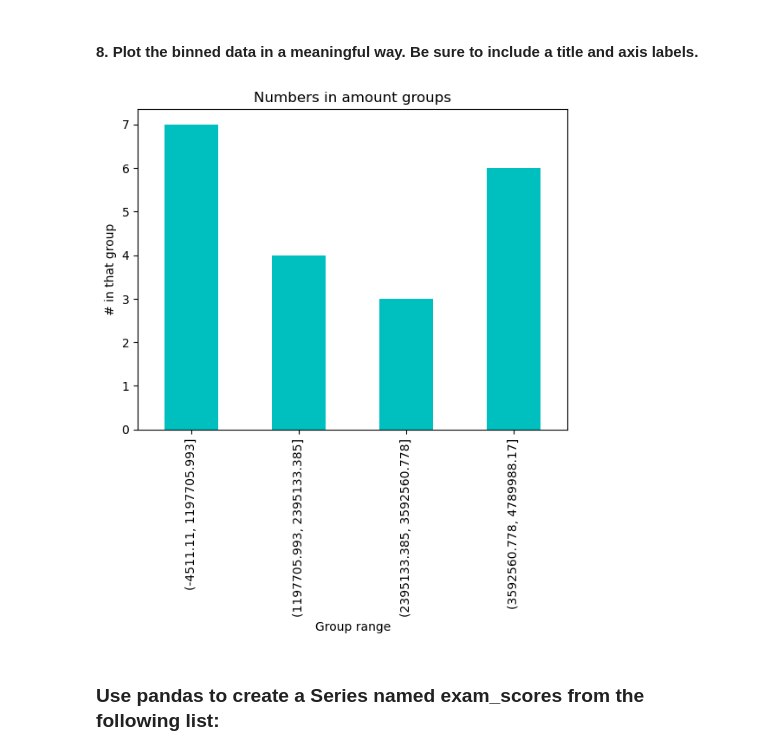
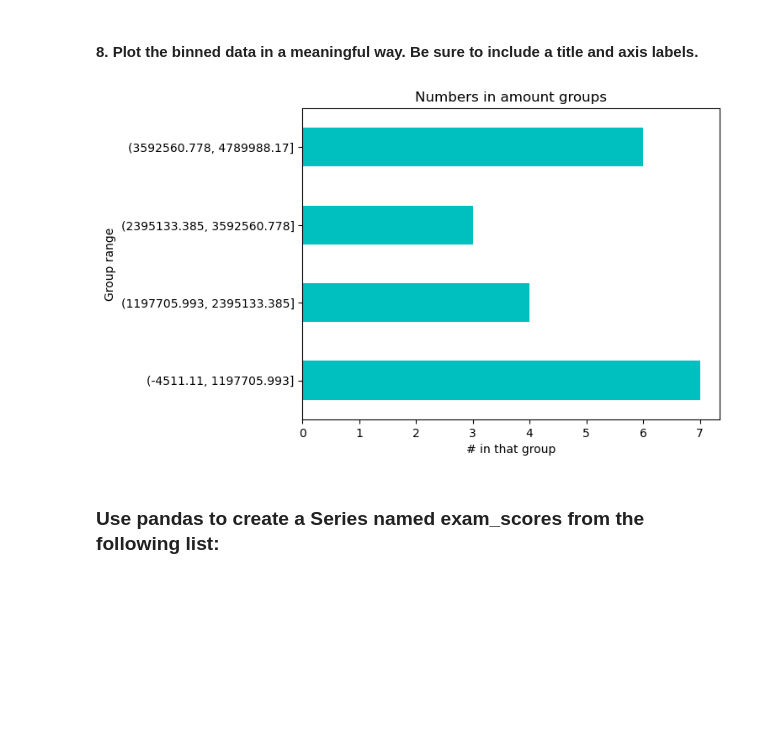
Before and after one commit to Segura-Jorge/ds-libraries-exercises, a Jupyter notebook: pandas_series.ipynb, the cells around one changed output. Drawn from its saved outputs; the diff is of its cells as text; code cells hidden in the pictures; blank space fills up the shorter version.

```diff
--- a/pandas_series.ipynb
+++ b/pandas_series.ipynb
@@ -587,14 +635,14 @@ dtype: int64
 # %% [markdown]
 #### 8. Plot the binned data in a meaningful way. Be sure to include a title and axis labels.
 # %%
-number_bins.plot.bar(color="c",
+number_bins.plot.barh(color="c",
     title='Numbers in amount groups'
 ).set(
-    xlabel='Group range',
-    ylabel='# in that group'
+    ylabel='Group range',
+    xlabel='# in that group'
 );
 # %% [output]
-[figure, old version]
+[figure, new version]
 # %% [markdown]
 ### Use pandas to create a Series named exam_scores from the following list:
 # %%
```
Also changed, not shown: parts of 17 cells of this notebook.
